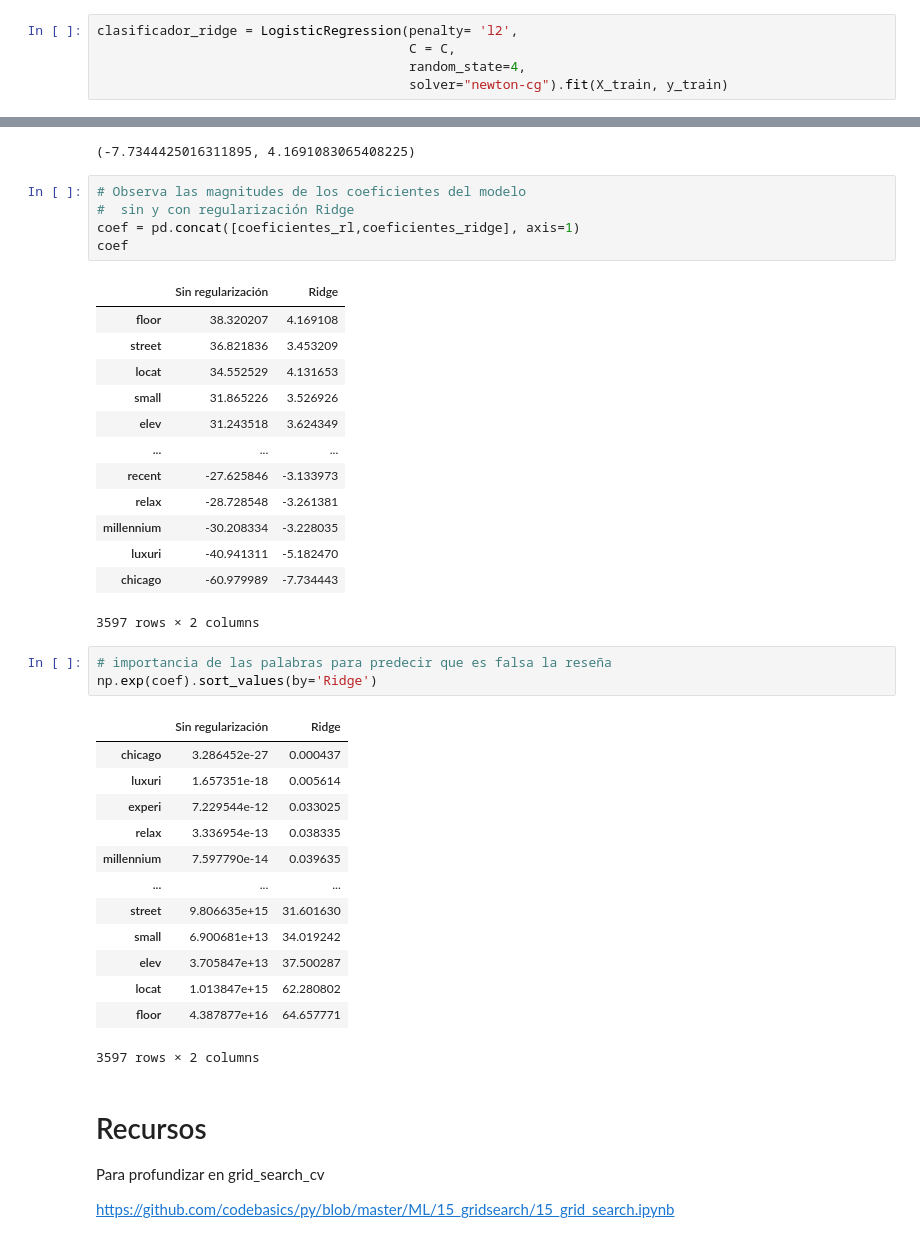
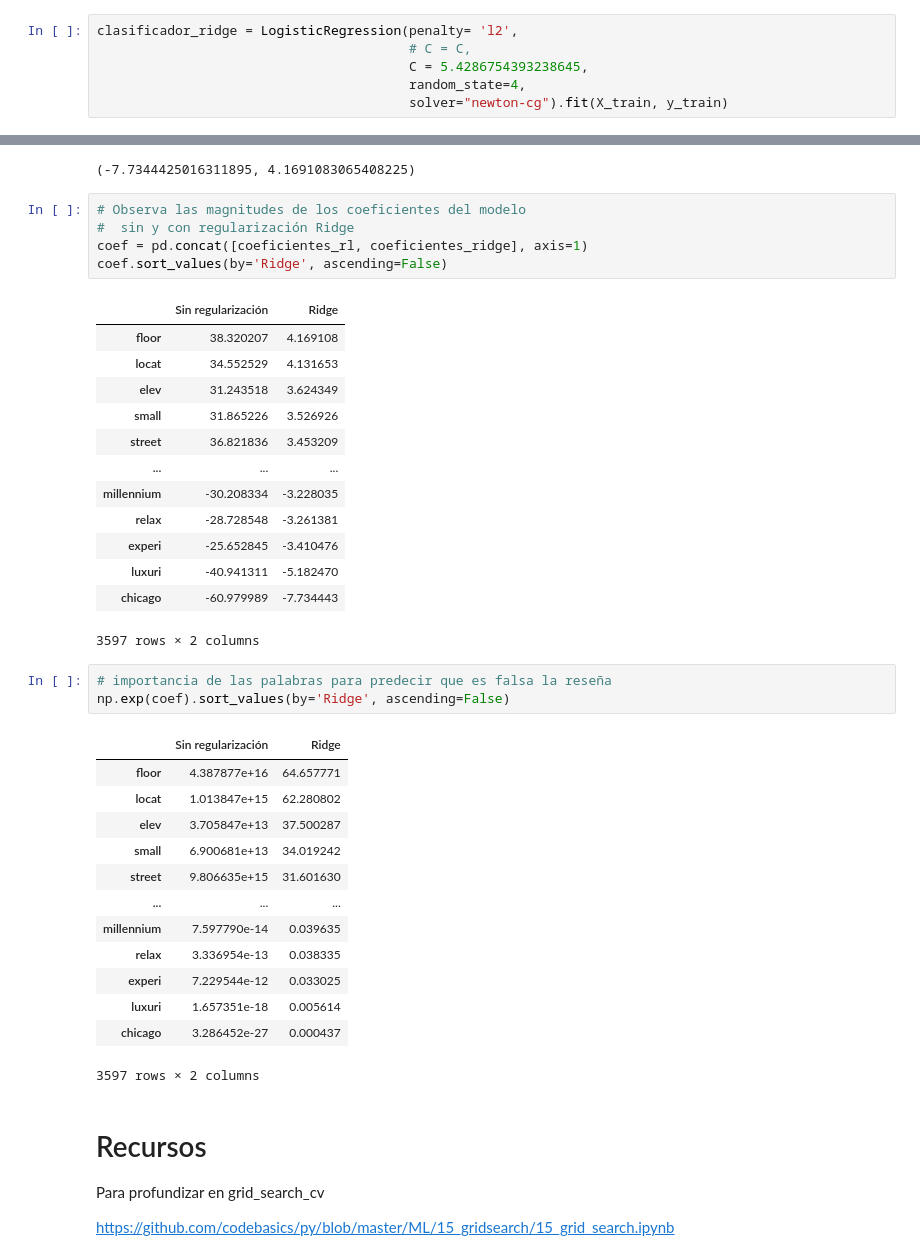
Before and after one commit to AnIsAsPe/LogisticRegression_SpamOpinion, a Jupyter notebook: Notebooks/Clasificador_reseñas_Regresión_logística_.ipynb, the cells around one changed output, grey strips where cells are left out. Saved outputs shown, nothing was run; the diff lists cells and outputs as text.

```diff
--- a/Notebooks/Clasificador_reseñas_Regresión_logística_.ipynb
+++ b/Notebooks/Clasificador_reseñas_Regresión_logística_.ipynb
@@ -480,7 +488,8 @@ C = grid_search.best_params_['C']
 0.18420699693267145
 # %%
 clasificador_ridge = LogisticRegression(penalty= 'l2',
-                                        C = C,
+                                        # C = C,
+                                        C = 5.4286754393238645,
                                         random_state=4,
                                         solver="newton-cg").fit(X_train, y_train)
 # %%
@@ -668,38 +671,38 @@ coeficientes_ridge.min(), coeficientes_ridge.max()
 # %%
 # Observa las magnitudes de los coeficientes del modelo
 #  sin y con regularización Ridge
-coef = pd.concat([coeficientes_rl,coeficientes_ridge], axis=1)
-coef
+coef = pd.concat([coeficientes_rl, coeficientes_ridge], axis=1)
+coef.sort_values(by='Ridge', ascending=False)
 # %% [output]
 |  | Sin regularización | Ridge |
 | floor | 38.320207 | 4.169108 |
+| locat | 34.552529 | 4.131653 |
+| elev | 31.243518 | 3.624349 |
+| small | 31.865226 | 3.526926 |
 | street | 36.821836 | 3.453209 |
-| locat | 34.552529 | 4.131653 |
-| small | 31.865226 | 3.526926 |
-| elev | 31.243518 | 3.624349 |
 | ... | ... | ... |
-| recent | -27.625846 | -3.133973 |
+| millennium | -30.208334 | -3.228035 |
 | relax | -28.728548 | -3.261381 |
-| millennium | -30.208334 | -3.228035 |
+| experi | -25.652845 | -3.410476 |
 | luxuri | -40.941311 | -5.182470 |
 | chicago | -60.979989 | -7.734443 |
 3597 rows × 2 columns
 # %%
 # importancia de las palabras para predecir que es falsa la reseña
-np.exp(coef).sort_values(by='Ridge')
+np.exp(coef).sort_values(by='Ridge', ascending=False)
 # %% [output]
 |  | Sin regularización | Ridge |
+| floor | 4.387877e+16 | 64.657771 |
+| locat | 1.013847e+15 | 62.280802 |
+| elev | 3.705847e+13 | 37.500287 |
+| small | 6.900681e+13 | 34.019242 |
+| street | 9.806635e+15 | 31.601630 |
+| ... | ... | ... |
+| millennium | 7.597790e-14 | 0.039635 |
+| relax | 3.336954e-13 | 0.038335 |
+| experi | 7.229544e-12 | 0.033025 |
+| luxuri | 1.657351e-18 | 0.005614 |
 | chicago | 3.286452e-27 | 0.000437 |
-| luxuri | 1.657351e-18 | 0.005614 |
-| experi | 7.229544e-12 | 0.033025 |
-| relax | 3.336954e-13 | 0.038335 |
-| millennium | 7.597790e-14 | 0.039635 |
-| ... | ... | ... |
-| street | 9.806635e+15 | 31.601630 |
-| small | 6.900681e+13 | 34.019242 |
-| elev | 3.705847e+13 | 37.500287 |
-| locat | 1.013847e+15 | 62.280802 |
-| floor | 4.387877e+16 | 64.657771 |
 3597 rows × 2 columns
 # %% [markdown]
 # Recursos
```
Also changed, not shown: parts of 16 cells of this notebook.
